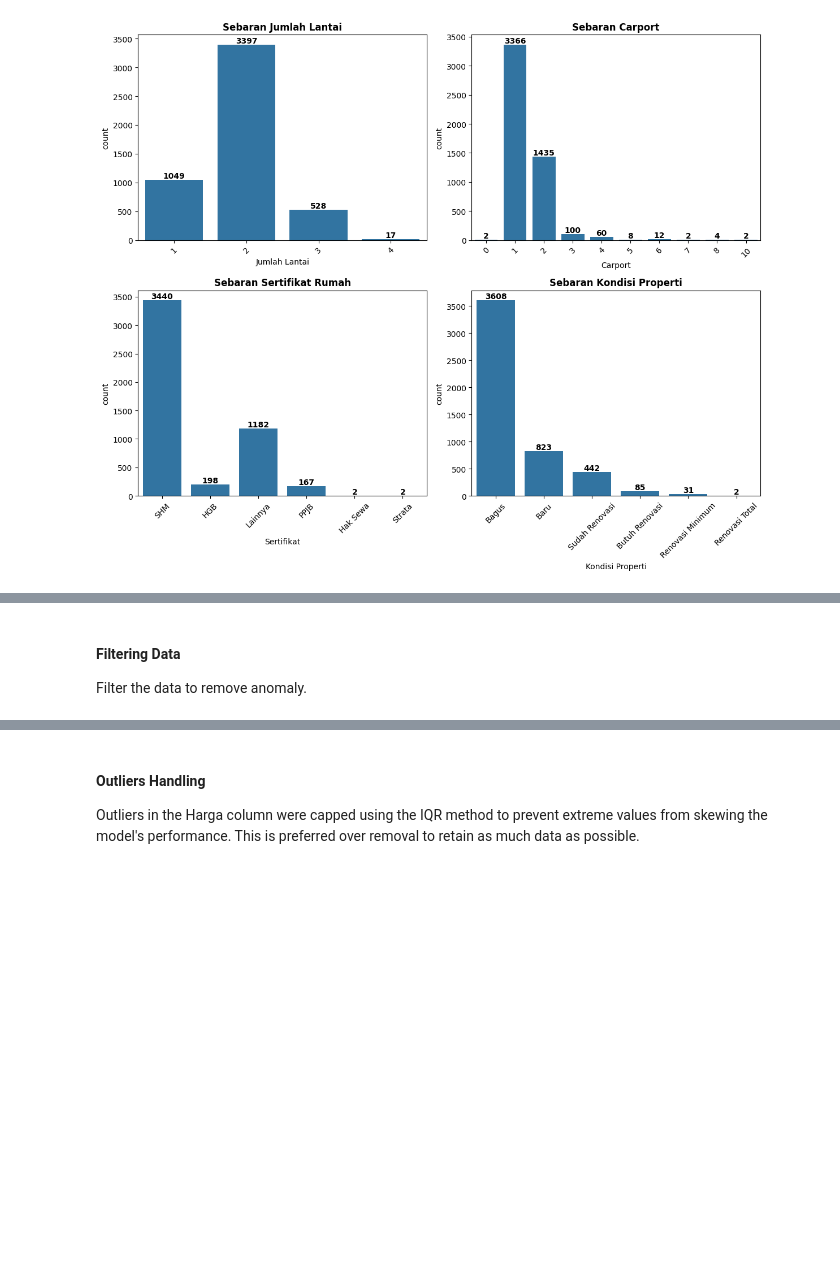
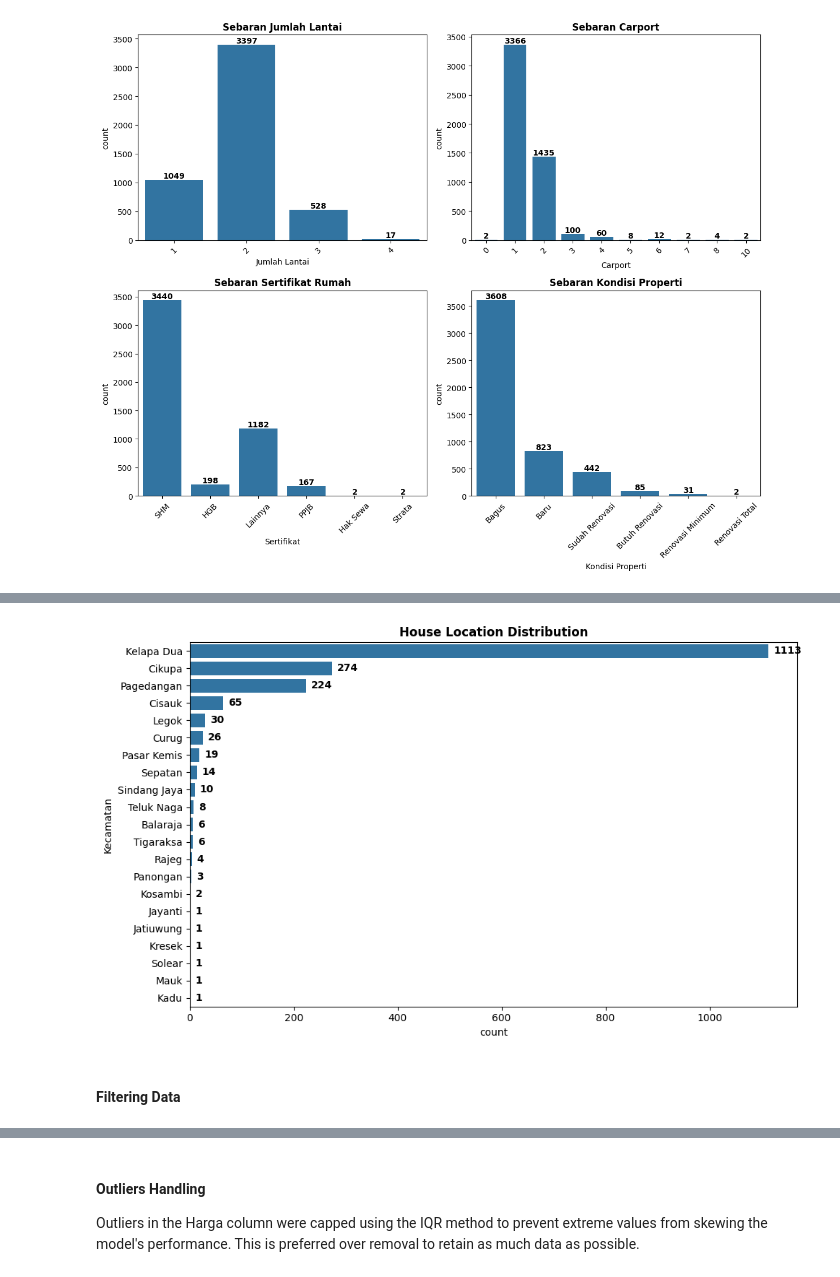
Before and after one commit to daff00/tangerang-house-price-pipeline, a Jupyter notebook: house-price-prediction.ipynb, the cells around one changed output, grey strips where cells are left out. Cells and saved outputs as stored; diff of their text form; code cells hidden in the pictures; blank space fills up the shorter version.

```diff
--- a/house-price-prediction.ipynb
+++ b/house-price-prediction.ipynb
@@ -160,0 +131,5 @@ df.head()
+# %%
+# Initialize classes
+preprocessor = DataPreprocessor()
+visualizer = Visualizer()
+analyzer = DataAnalyzer()
@@ -160,0 +138,8 @@ df.head()
+# %%
+# Clean 'Harga' column and convert data types into proper format
+df['Harga'] = df['Harga'].apply(preprocessor.convert_price)
+df = preprocessor.clean_numeric_columns(df)
+df = preprocessor.clean_condition_column(df)
+
+# Check the result on the top 5 rows of the dataset
+df.head()
@@ -172,25 +188,5 @@ df.head()
 #     print(f"Results saved on: {file_path}")
 # else:
 #     print("'Lokasi' column can't be found on the dataset.")
-# %%
-# Tidying the data
-# Remove rows with 'Lainnya' or 'Lainnya Watt' on 'Daya Listrik' Column
-df = df[~df['Daya Listrik'].isin(['Lainnya', 'Lainnya Watt'])]
-
-# Ensure all columns are of type string before using .str.replace(), then convert to int.
-df['Daya Listrik'] = df['Daya Listrik'].astype(str).str.replace(' Watt', '', regex=False).astype('Int64')
-df['Luas Tanah'] = df['Luas Tanah'].astype(str).str.replace(' m²', '', regex=False).astype('Int64')
-df['Luas Bangunan'] = df['Luas Bangunan'].astype(str).str.replace(' m²', '', regex=False).astype('Int64')
-
-# Convert number columns directly to integers
-df['Kamar Tidur'] = df['Kamar Tidur'].astype('Int64')
-df['Kamar Mandi'] = df['Kamar Mandi'].astype('Int64')
-df['Jumlah Lantai'] = df['Jumlah Lantai'].astype('Int64')
-df['Carport'] = df['Carport'].astype('Int64')
-df['Kamar Tidur Pembantu'] = df['Kamar Tidur Pembantu'].astype('Int64')
-df['Kamar Mandi Pembantu'] = df['Kamar Mandi Pembantu'].astype('Int64')
-df['Kondisi Properti'] = df['Kondisi Properti'].str.replace('Sudah Renovasi', 'Bagus')
-df['Kondisi Properti'] = df['Kondisi Properti'].str.replace('Renovasi Total', 'Butuh Renovasi')
-df['Kondisi Properti'] = df['Kondisi Properti'].str.replace('Renovasi Minimum', 'Butuh Renovasi')
 # %% [markdown]
 #### Feature Extraction
@@ -316,0 +193,9 @@ plt.show()
+# %%
+# Extract subdistrict name from 'Lokasi' column
+df['Kecamatan'] = df['Lokasi'].apply(preprocessor.extract_kecamatan)
+
+# Exclude houses data that are not located in Tangerang Regency
+df_kabupaten = preprocessor.filter_tangerang_regency(df)
+
+# Check the top 5 rows of the dataset after subdistrict name extraction
+df_kabupaten.head()
@@ -317,4 +209,7 @@ plt.show()
+# %%
+# View subdistrict distribution
+visualizer.plot_location_distribution(df_kabupaten)
+# %% [output]
+[figure, added]
 # %% [markdown]
 #### Filtering Data
-
-Filter the data to remove anomaly.
```
Also changed, not shown: parts of 53 cells of this notebook, 1 other file.
